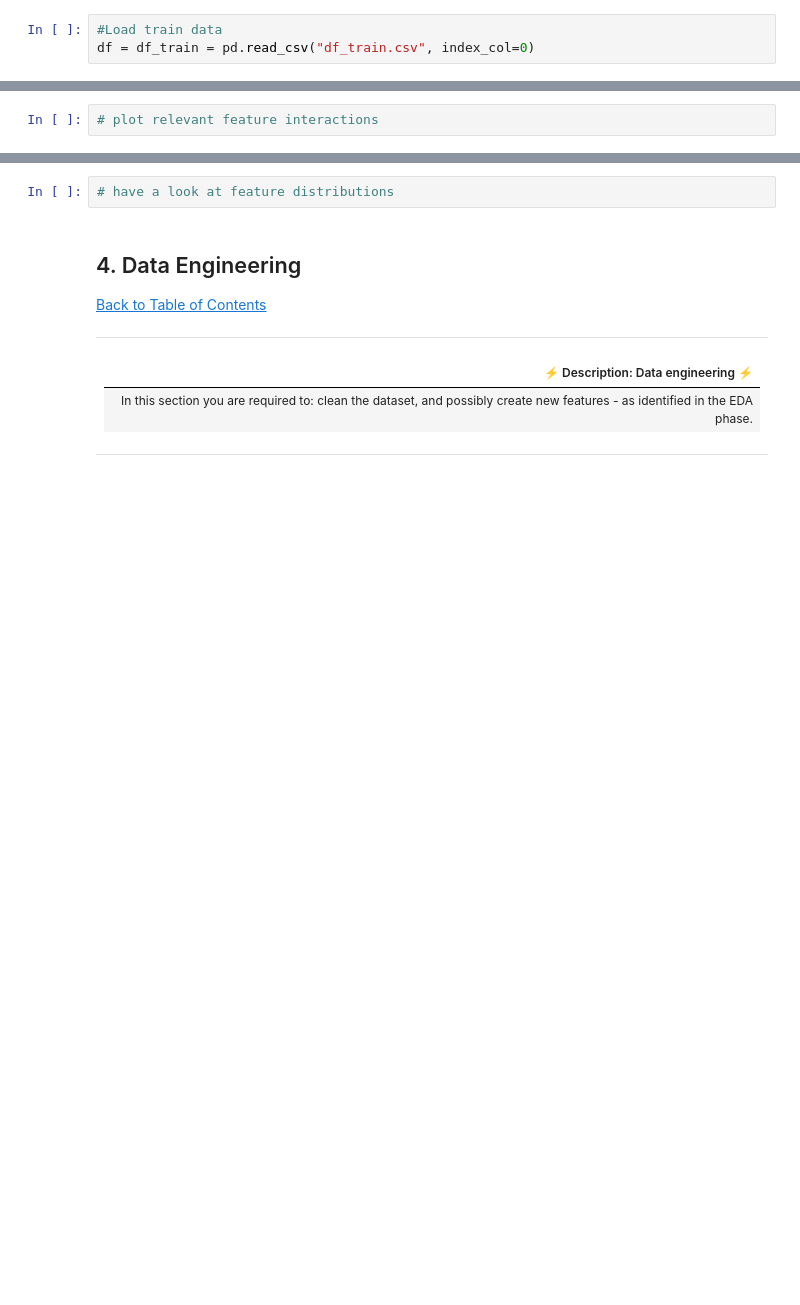
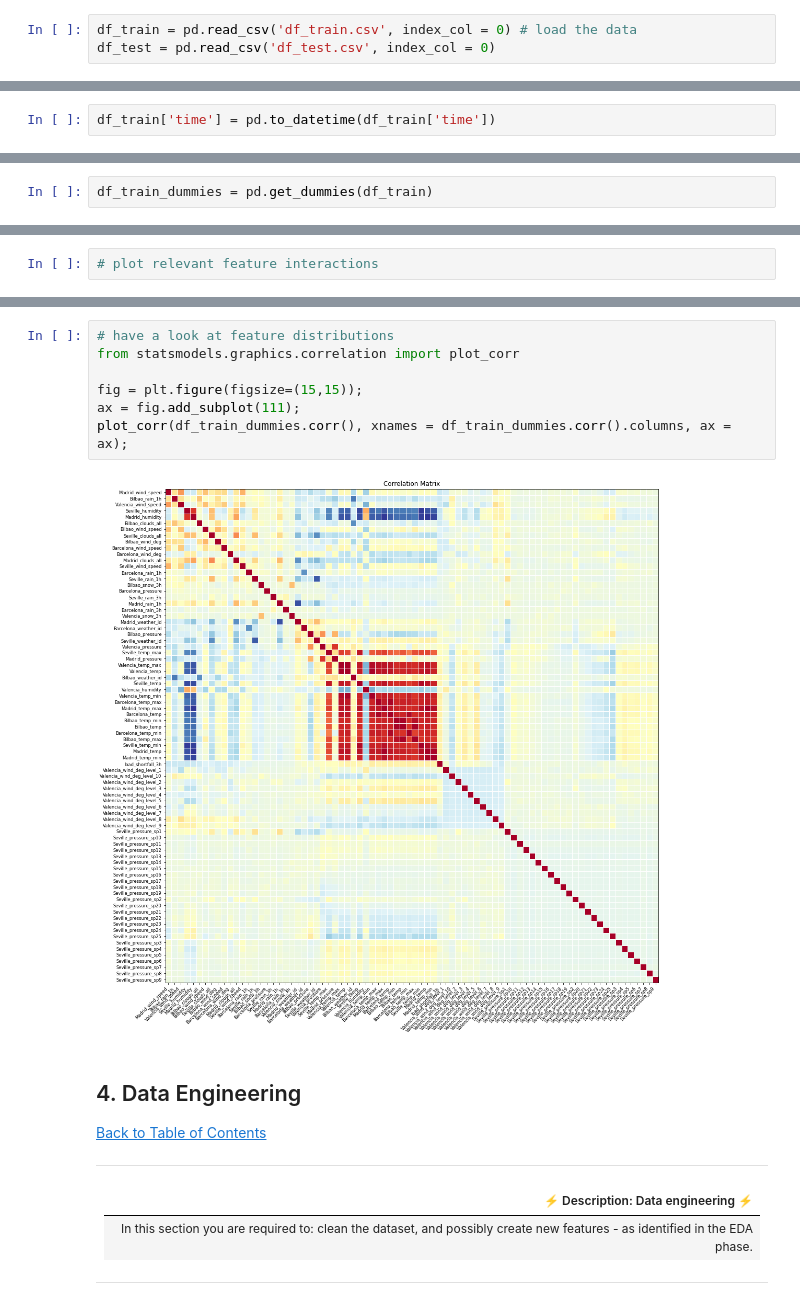
Before and after one commit to endiesworld/EDSA_OCT21_TEAM1_Predict, a Jupyter notebook: starter-notebook.ipynb, the cells around one changed output, grey strips where cells are left out. Cells and saved outputs as stored; diff of their text form; blank space fills up the shorter version.

```diff
--- a/starter-notebook.ipynb
+++ b/starter-notebook.ipynb
@@ -83,5 +83,5 @@ import seaborn as sns
 
 ---
 # %%
-#Load train data
-df = df_train = pd.read_csv("df_train.csv", index_col=0)
+df_train = pd.read_csv('df_train.csv', index_col = 0) # load the data
+df_test = pd.read_csv('df_test.csv', index_col = 0)
@@ -110,0 +146,2 @@ memory usage: 3.3+ MB
+# %%
+df_train['time'] = pd.to_datetime(df_train['time'])
@@ -110,0 +190,2 @@ memory usage: 3.3+ MB
+# %%
+df_train_dummies = pd.get_dummies(df_train)
@@ -130,5 +271,12 @@ memory usage: 3.3+ MB
 # %%
 # have a look at feature distributions
+from statsmodels.graphics.correlation import plot_corr
+
+fig = plt.figure(figsize=(15,15));
+ax = fig.add_subplot(111);
+plot_corr(df_train_dummies.corr(), xnames = df_train_dummies.corr().columns, ax = ax);
+# %% [output]
+[figure, added]
 # %% [markdown]
 <a id="four"></a>
 ## 4. Data Engineering
```
Also changed, not shown: parts of 33 cells of this notebook.
